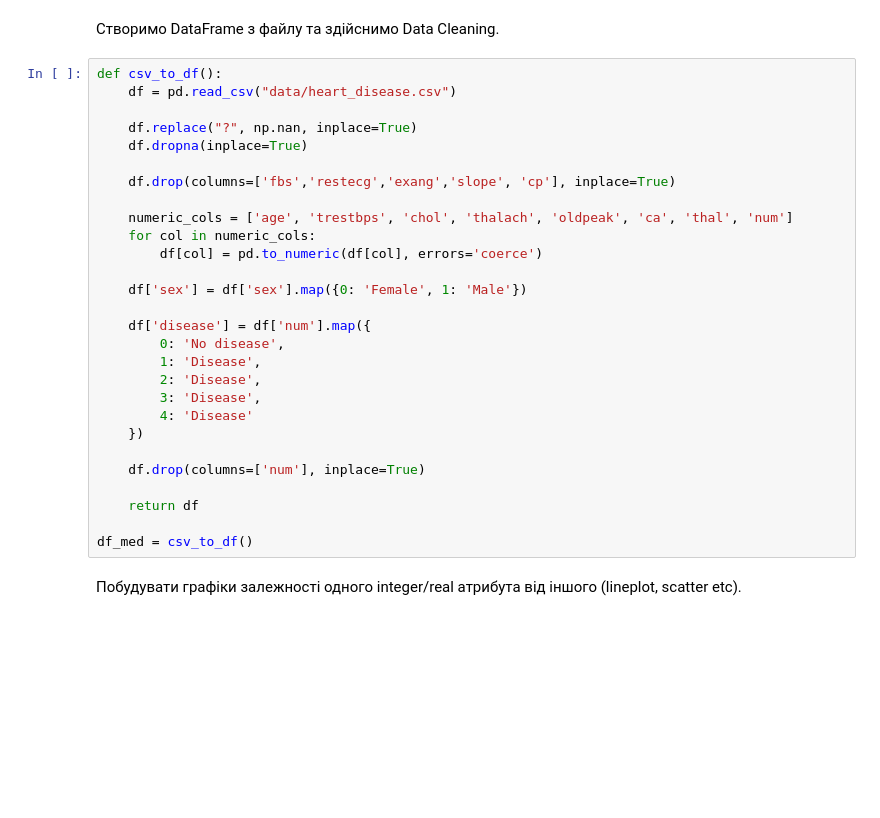
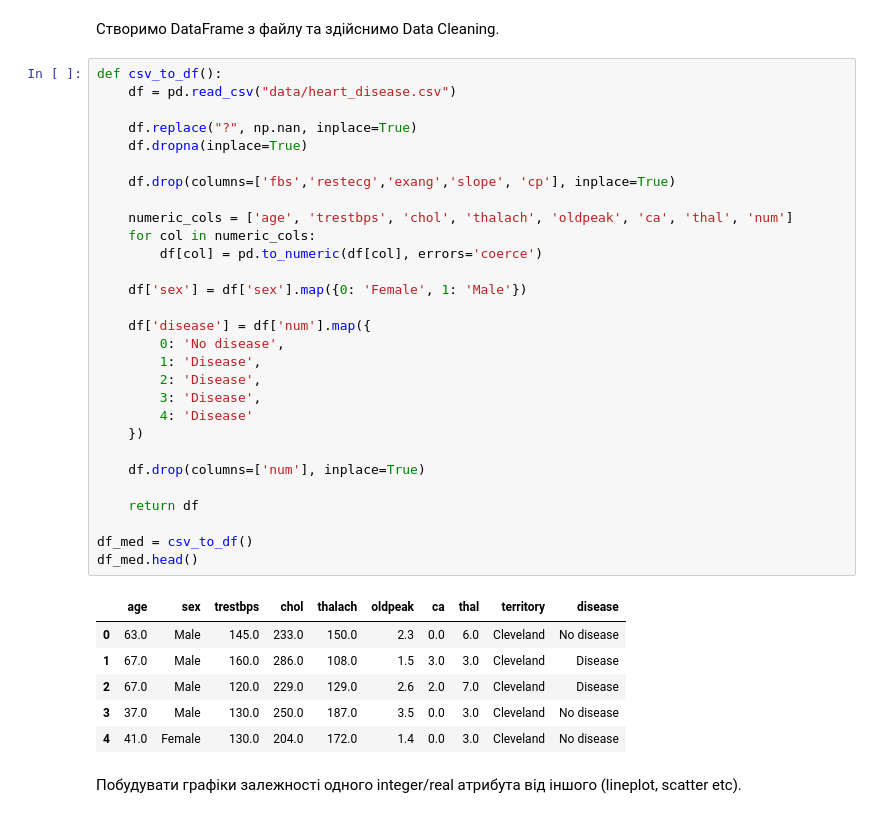
Before and after one commit to SuslovMaks/data-prep-and-analysis, a Jupyter notebook: lab3/medical.ipynb, the cells around one changed output. Drawn from its saved outputs; the diff is of its cells as text; blank space fills up the shorter version.

```diff
--- a/lab3/medical.ipynb
+++ b/lab3/medical.ipynb
@@ -64,31 +64,39 @@ download_file()
 # %%
 def csv_to_df():
     df = pd.read_csv("data/heart_disease.csv")
 
     df.replace("?", np.nan, inplace=True)
     df.dropna(inplace=True)
 
     df.drop(columns=['fbs','restecg','exang','slope', 'cp'], inplace=True)
 
     numeric_cols = ['age', 'trestbps', 'chol', 'thalach', 'oldpeak', 'ca', 'thal', 'num']
     for col in numeric_cols:
         df[col] = pd.to_numeric(df[col], errors='coerce')
 
     df['sex'] = df['sex'].map({0: 'Female', 1: 'Male'})
 
     df['disease'] = df['num'].map({
         0: 'No disease',
         1: 'Disease',
         2: 'Disease',
         3: 'Disease',
         4: 'Disease'
     })
 
     df.drop(columns=['num'], inplace=True)
 
     return df
 
 df_med = csv_to_df()
+df_med.head()
+# %% [output]
+|  | age | sex | trestbps | chol | thalach | oldpeak | ca | thal | territory | disease |
+| 0 | 63.0 | Male | 145.0 | 233.0 | 150.0 | 2.3 | 0.0 | 6.0 | Cleveland | No disease |
+| 1 | 67.0 | Male | 160.0 | 286.0 | 108.0 | 1.5 | 3.0 | 3.0 | Cleveland | Disease |
+| 2 | 67.0 | Male | 120.0 | 229.0 | 129.0 | 2.6 | 2.0 | 7.0 | Cleveland | Disease |
+| 3 | 37.0 | Male | 130.0 | 250.0 | 187.0 | 3.5 | 0.0 | 3.0 | Cleveland | No disease |
+| 4 | 41.0 | Female | 130.0 | 204.0 | 172.0 | 1.4 | 0.0 | 3.0 | Cleveland | No disease |
 # %% [markdown]
 Побудувати графіки залежності одного integer/real атрибута від іншого (lineplot, scatter etc).
 # %% [markdown]
```
Also changed, not shown: parts of 1 cell of this notebook, 1 other file.
